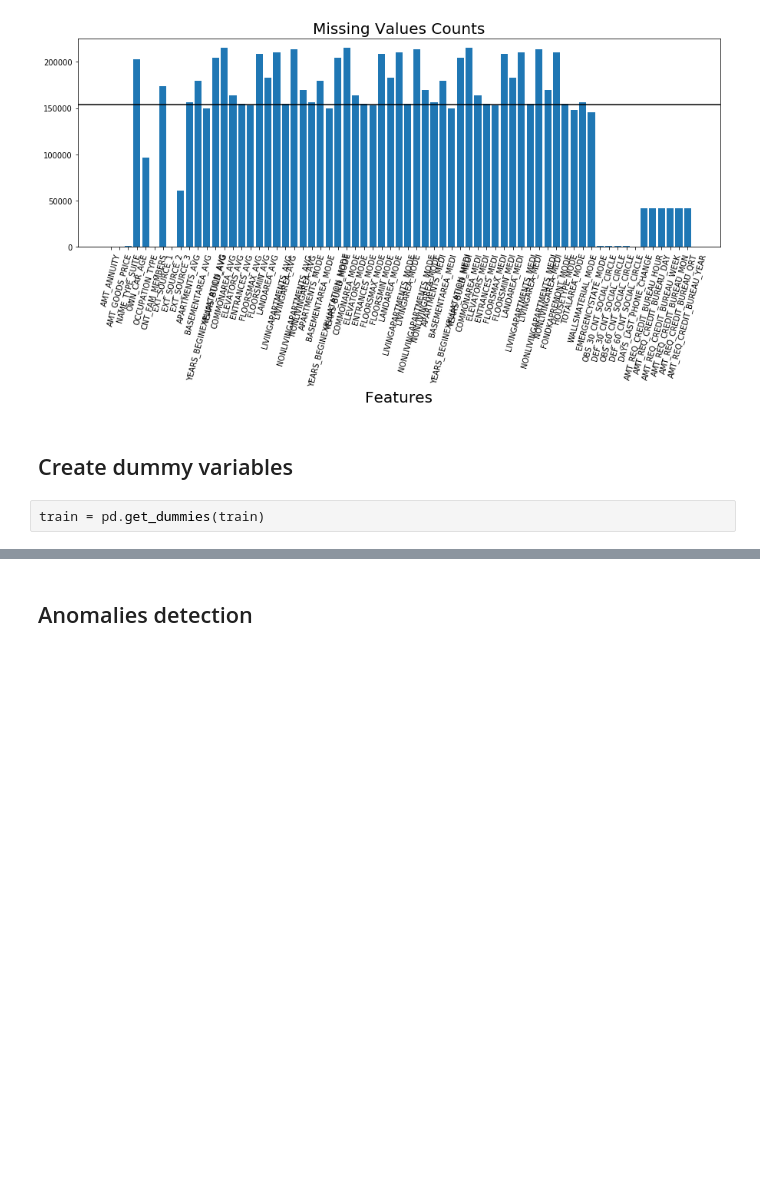
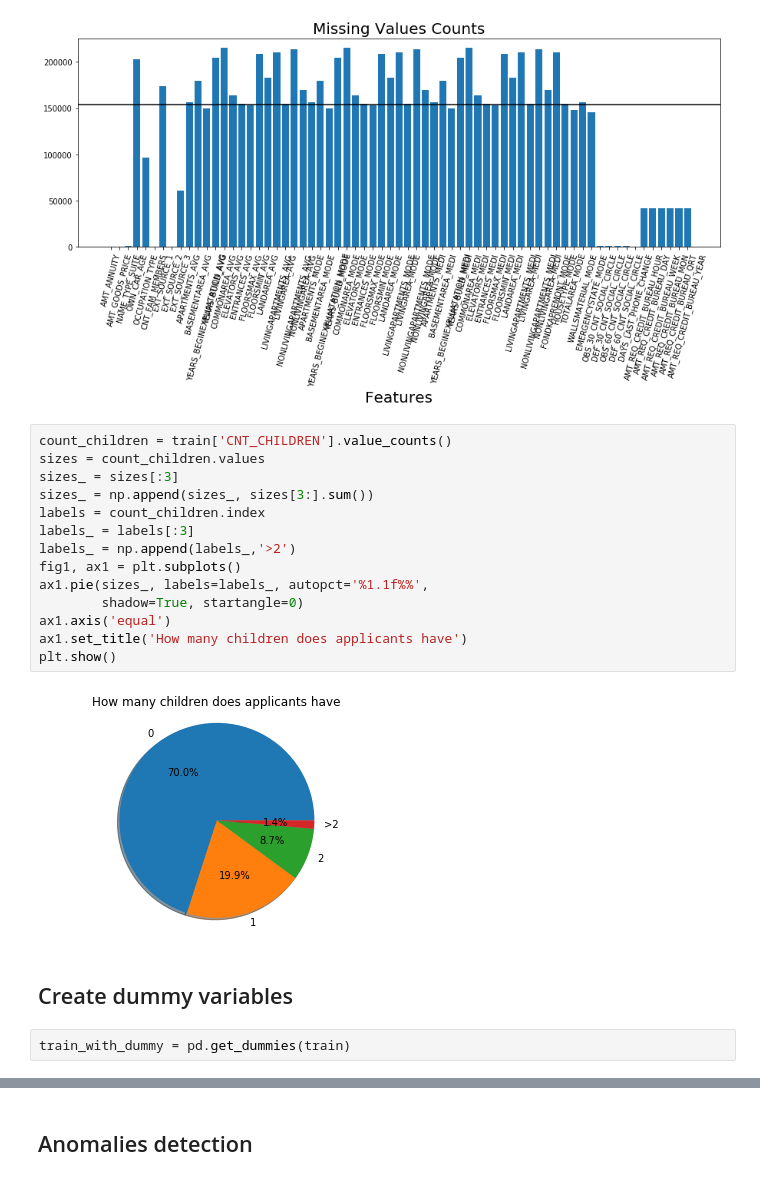
Before and after one commit to cy1355nz/DSGA3001-FinalProject, a Jupyter notebook: leo/draft.ipynb, the cells around one changed output, grey strips where cells are left out. Saved outputs shown, nothing was run; the diff lists cells and outputs as text; blank space fills up the shorter version.

```diff
--- a/leo/draft.ipynb
+++ b/leo/draft.ipynb
@@ -78,8 +98,24 @@ plt.axhline(y=train.shape[0]/2, color='black', linestyle='-')
 plt.show()
 # %% [output]
 [figure]
+# %%
+count_children = train['CNT_CHILDREN'].value_counts()
+sizes = count_children.values
+sizes_ = sizes[:3]
+sizes_ = np.append(sizes_, sizes[3:].sum())
+labels = count_children.index
+labels_ = labels[:3]
+labels_ = np.append(labels_,'>2')
+fig1, ax1 = plt.subplots()
+ax1.pie(sizes_, labels=labels_, autopct='%1.1f%%',
+        shadow=True, startangle=0)
+ax1.axis('equal')
+ax1.set_title('How many children does applicants have')
+plt.show()
+# %% [output]
+[figure, added]
 # %% [markdown]
 ## Create dummy variables
 # %%
-train = pd.get_dummies(train)
+train_with_dummy = pd.get_dummies(train)
 # %%
```
Also changed, not shown: parts of 22 cells of this notebook.
